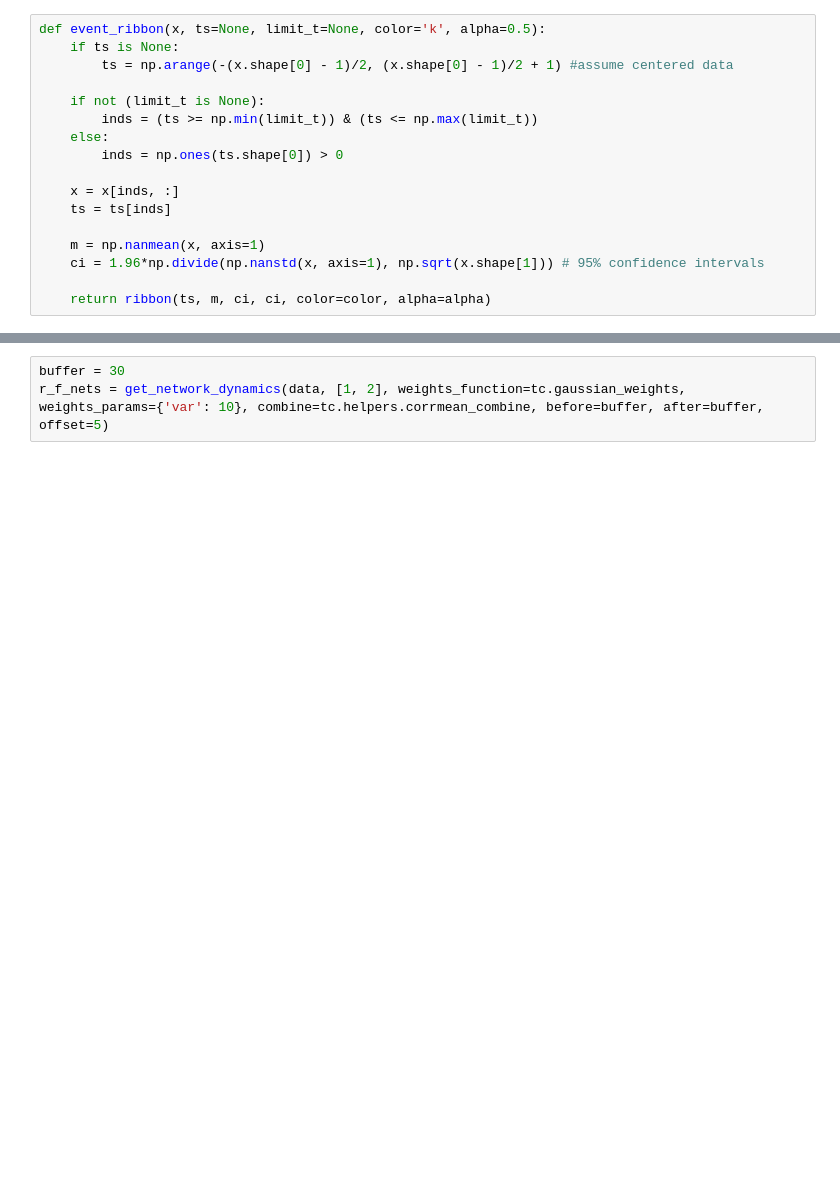
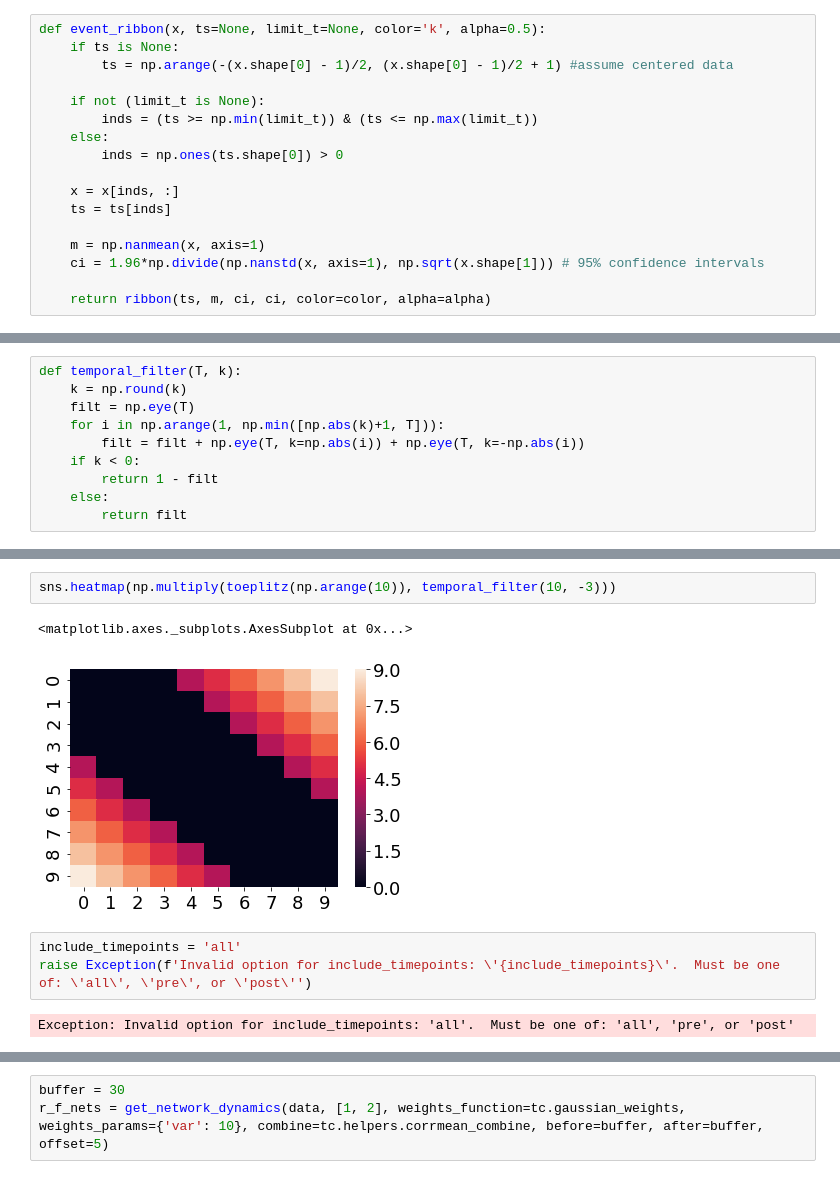
Before and after one commit to ContextLab/directed-forgetting-network-dynamics, a Jupyter notebook: code/network_analyses.ipynb, the cells around one changed output, grey strips where cells are left out. Saved outputs shown, nothing was run; the diff lists cells and outputs as text; blank space fills up the shorter version.

```diff
--- a/code/network_analyses.ipynb
+++ b/code/network_analyses.ipynb
@@ -227,0 +226,10 @@ tc.laplace_params
+# %%
+def temporal_filter(T, k):
+    k = np.round(k)
+    filt = np.eye(T)
+    for i in np.arange(1, np.min([np.abs(k)+1, T])):
+        filt = filt + np.eye(T, k=np.abs(i)) + np.eye(T, k=-np.abs(i))
+    if k < 0:
+        return 1 - filt
+    else:
+        return filt
@@ -227,0 +249,10 @@ tc.laplace_params
+# %%
+sns.heatmap(np.multiply(toeplitz(np.arange(10)), temporal_filter(10, -3)))
+# %% [output]
+<matplotlib.axes._subplots.AxesSubplot at 0x...>
+[figure, added]
+# %%
+include_timepoints = 'all'
+raise Exception(f'Invalid option for include_timepoints: \'{include_timepoints}\'.  Must be one of: \'all\', \'pre\', or \'post\'')
+# %% [output]
+Exception: Invalid option for include_timepoints: 'all'.  Must be one of: 'all', 'pre', or 'post'
```
Also changed, not shown: parts of 6 cells of this notebook.
